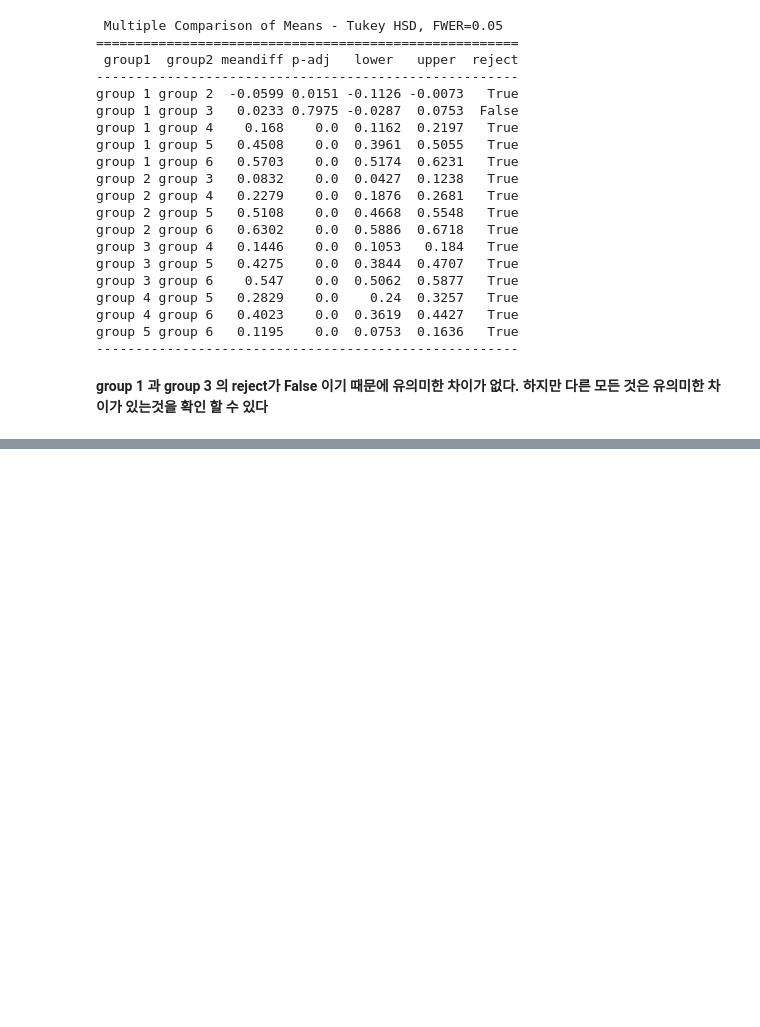
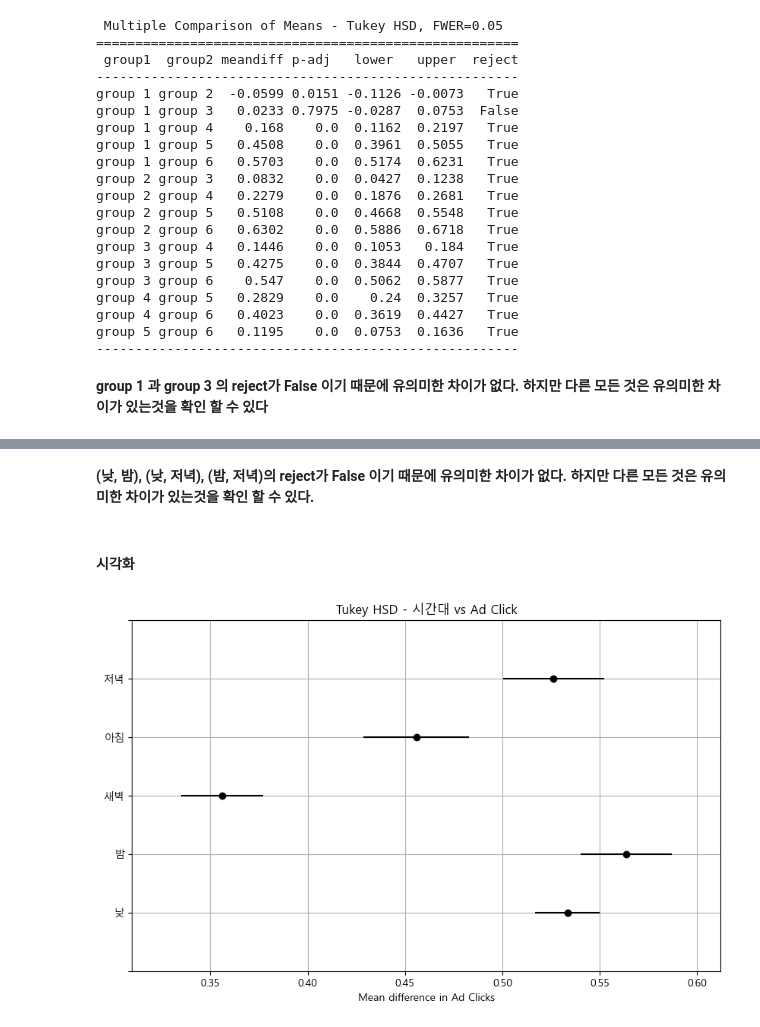
Before and after one commit to 1ee1hee/Data_analysis, a Jupyter notebook: 광고 클릭률 데이터 분석/Ads_analysis.ipynb, the cells around one changed output, grey strips where cells are left out. Cells and saved outputs as stored; diff of their text form; code cells hidden in the pictures; blank space fills up the shorter version.

```diff
--- a/광고 클릭률 데이터 분석/Ads_analysis.ipynb
+++ b/광고 클릭률 데이터 분석/Ads_analysis.ipynb
@@ -209,0 +316,19 @@ group 5 group 6   0.1195    0.0  0.0753  0.1636   True
+# %%
+# 시간대 분류 함수
+def time(hour):
+    if 0 <= hour < 5:
+        return '새벽'
+    elif 5 <= hour < 9:
+        return '아침'
+    elif 9 <= hour < 18:
+        return '낮'
+    elif 18 <= hour < 21:
+        return '저녁'
+    else:
+        return '밤'
+
+data['시간대'] = data['Timestamp'].dt.hour.apply(time)
+
+data['평일/주말'] = data['Timestamp'].dt.dayofweek.apply(lambda x: '주말' if x >= 5 else '평일')
+
+# print(data.head())
@@ -209,0 +363,12 @@ group 5 group 6   0.1195    0.0  0.0753  0.1636   True
+# %%
+from statsmodels.stats.multicomp import pairwise_tukeyhsd
+
+tukey_data = data[['시간대', 'Clicked on Ad']]
+
+tukey_result = pairwise_tukeyhsd(
+    endog = tukey_data['Clicked on Ad'],
+    groups = tukey_data['시간대'],
+    alpha = 0.05
+)
+
+print(tukey_result)
@@ -209,0 +391,14 @@ group 5 group 6   0.1195    0.0  0.0753  0.1636   True
+# %% [markdown]
+**(낮, 밤), (낮, 저녁), (밤, 저녁)의 reject가 False 이기 때문에 유의미한 차이가 없다. 하지만 다른 모든 것은 유의미한 차이가 있는것을 확인 할 수 있다.**
+# %% [markdown]
+#### 시각화
+# %%
+import matplotlib.pyplot as plt
+
+tukey_result.plot_simultaneous()
+plt.title("Tukey HSD - 시간대 vs Ad Click")
+plt.xlabel("Mean difference in Ad Clicks")
+plt.grid(True)
+plt.show()
+# %% [output]
+[figure, added]
```
Also changed, not shown: parts of 31 cells of this notebook.
